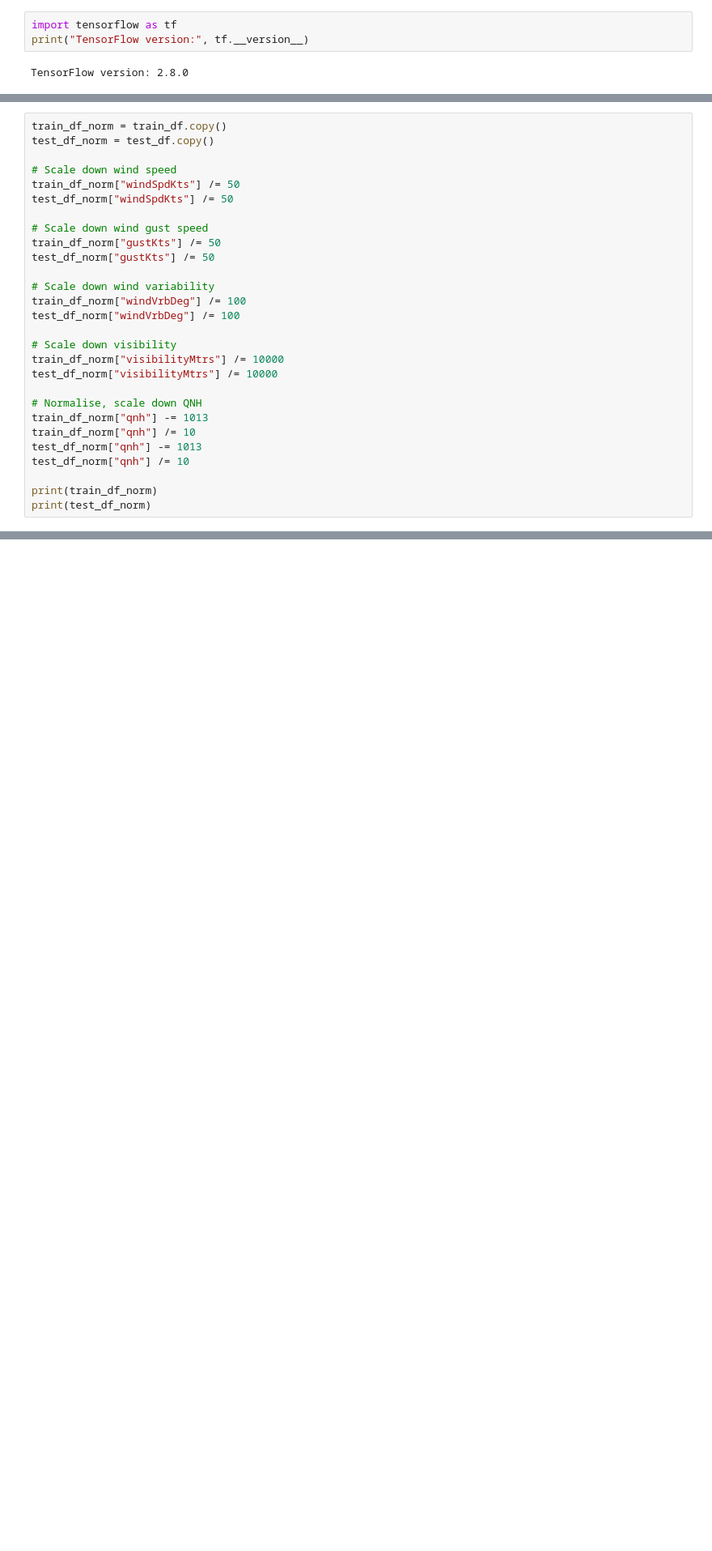
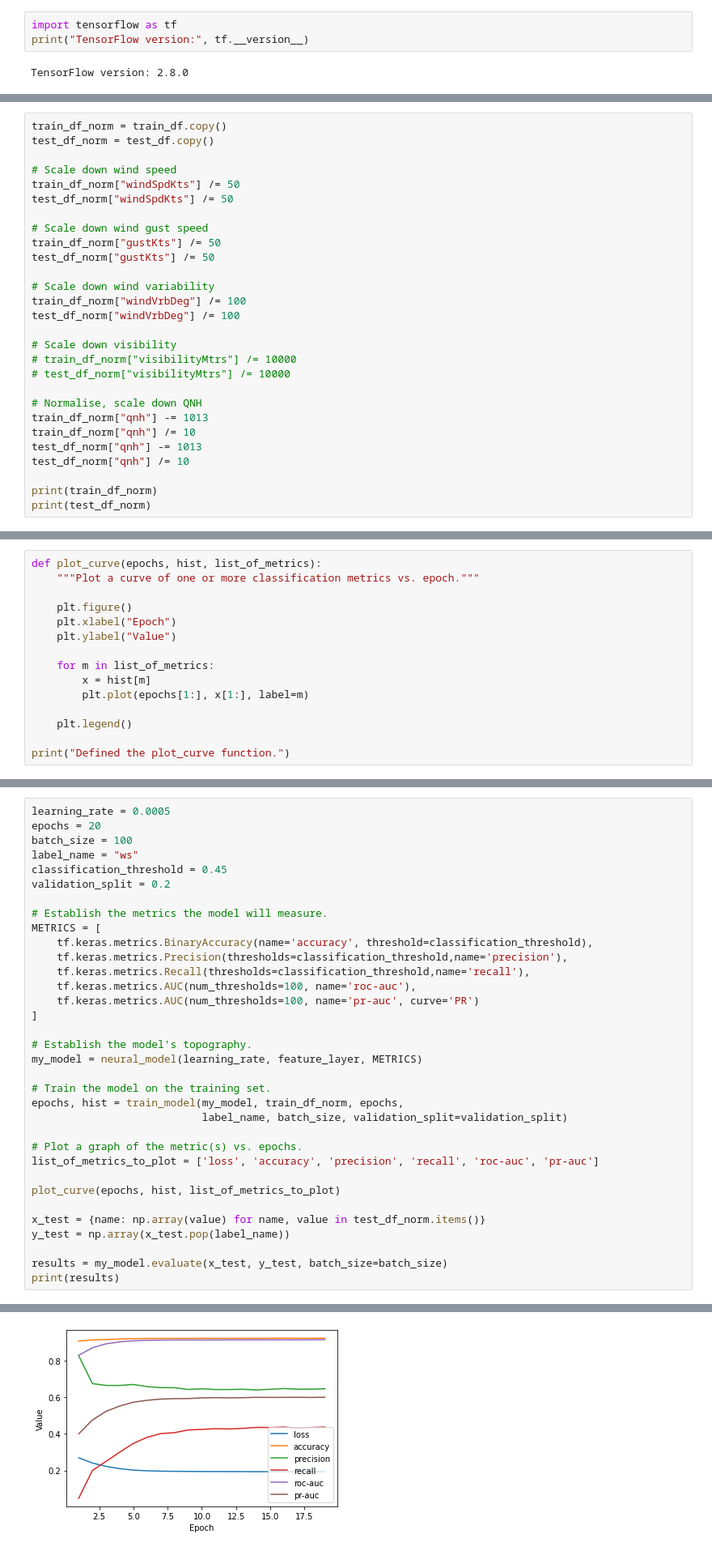
Before and after one commit to Bombbird2001/Windshear-Predictor, a Jupyter notebook: windshear_predictor.ipynb, the cells around one changed output, grey strips where cells are left out. Shown at 81% size. Cells and saved outputs as stored; diff of their text form; blank space fills up the shorter version.

Commit message:
Added initial models - 1 linear, 1 neural

```diff
--- a/windshear_predictor.ipynb
+++ b/windshear_predictor.ipynb
@@ -49,8 +64,8 @@ train_df_norm["windVrbDeg"] /= 100
 test_df_norm["windVrbDeg"] /= 100
 
 # Scale down visibility
-train_df_norm["visibilityMtrs"] /= 10000
-test_df_norm["visibilityMtrs"] /= 10000
+# train_df_norm["visibilityMtrs"] /= 10000
+# test_df_norm["visibilityMtrs"] /= 10000
 
 # Normalise, scale down QNH
 train_df_norm["qnh"] -= 1013
@@ -112,0 +209,15 @@ array([[0.  , 0.  , 1.  , ..., 0.  , 0.22, 0.  ],
+# %%
+def plot_curve(epochs, hist, list_of_metrics):
+    """Plot a curve of one or more classification metrics vs. epoch."""
+
+    plt.figure()
+    plt.xlabel("Epoch")
+    plt.ylabel("Value")
+
+    for m in list_of_metrics:
+        x = hist[m]
+        plt.plot(epochs[1:], x[1:], label=m)
+
+    plt.legend()
+
+print("Defined the plot_curve function.")
@@ -112,0 +226,35 @@ array([[0.  , 0.  , 1.  , ..., 0.  , 0.22, 0.  ],
+# %%
+learning_rate = 0.0005
+epochs = 20
+batch_size = 100
+label_name = "ws"
+classification_threshold = 0.45
+validation_split = 0.2
+
+# Establish the metrics the model will measure.
+METRICS = [
+    tf.keras.metrics.BinaryAccuracy(name='accuracy', threshold=classification_threshold),
+    tf.keras.metrics.Precision(thresholds=classification_threshold,name='precision'),
+    tf.keras.metrics.Recall(thresholds=classification_threshold,name='recall'),
+    tf.keras.metrics.AUC(num_thresholds=100, name='roc-auc'),
+    tf.keras.metrics.AUC(num_thresholds=100, name='pr-auc', curve='PR')
+]
+
+# Establish the model's topography.
+my_model = neural_model(learning_rate, feature_layer, METRICS)
+
+# Train the model on the training set.
+epochs, hist = train_model(my_model, train_df_norm, epochs,
+                           label_name, batch_size, validation_split=validation_split)
+
+# Plot a graph of the metric(s) vs. epochs.
+list_of_metrics_to_plot = ['loss', 'accuracy', 'precision', 'recall', 'roc-auc', 'pr-auc']
+
+plot_curve(epochs, hist, list_of_metrics_to_plot)
+
+x_test = {name: np.array(value) for name, value in test_df_norm.items()}
+y_test = np.array(x_test.pop(label_name))
+
+results = my_model.evaluate(x_test, y_test, batch_size=batch_size)
+print(results)
+# %% [output]
@@ -112,0 +278 @@ array([[0.  , 0.  , 1.  , ..., 0.  , 0.22, 0.  ],
+[figure, added]
```
Also changed, not shown: parts of 11 cells of this notebook, 3 other files.
